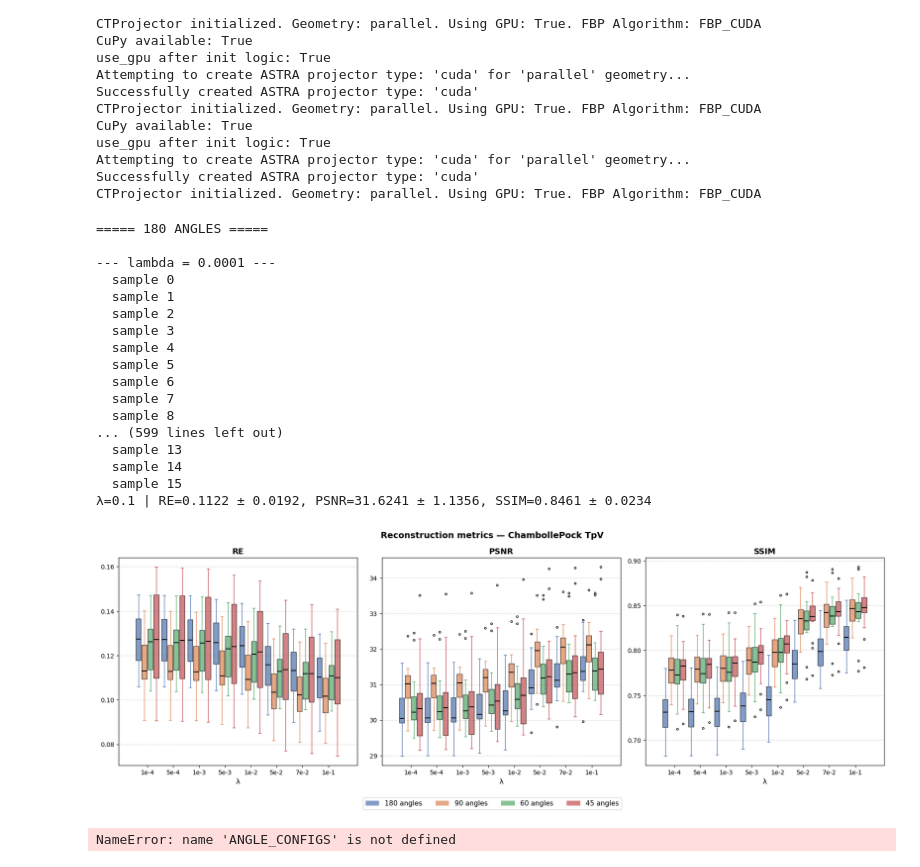
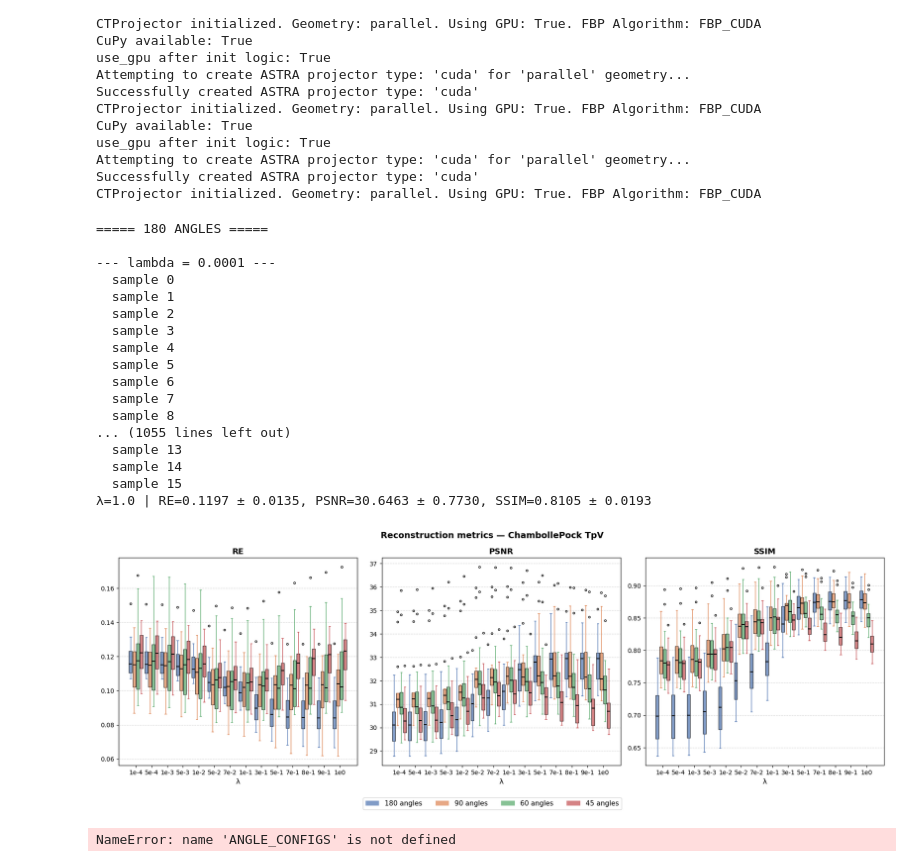
Before and after one commit to extter/sparse_mayo_light, a Jupyter notebook: notebooks/03_TV_variational.ipynb, the cells around one changed output. Drawn from its saved outputs; the diff is of its cells as text; code cells hidden in the pictures.

Commit message:
ran the third notebook, this time also with higher lambdas

```diff
--- a/notebooks/03_TV_variational.ipynb
+++ b/notebooks/03_TV_variational.ipynb
@@ -151,13 +151,12 @@ Attempting to create ASTRA projector type: 'cuda' for 'parallel' geometry...
 Successfully created ASTRA projector type: 'cuda'
 CTProjector initialized. Geometry: parallel. Using GPU: True. FBP Algorithm: FBP_CUDA
 # %%
-'''import os
+import os
 import matplotlib.pyplot as plt
 from torchvision.utils import save_image as tv_save
 
 BASE_SAVE_PATH = "../data/lambda_choice"
-
-lambdas = [1e-4, 5e-4, 1e-3, 5e-3, 1e-2, 5e-2, 7e-2, 1e-1]
+lambdas = [1e-4, 5e-4, 1e-3, 5e-3, 1e-2, 5e-2, 7e-2, 1e-1, 3e-1, 5e-1, 7e-1, 8e-1, 9e-1, 1e0]
 results = {}
 
 for n_angles in ANGLE_CONFIGS:
@@ -248,7 +247,6 @@ def convert(o):
     return o
 with open("results.json", "w") as f:
     json.dump(results, f, default=convert, indent=2)
-'''
 # %% [output]
 ===== 180 ANGLES =====
 
@@ -262,19 +260,18 @@ with open("results.json", "w") as f:
   sample 6
   sample 7
   sample 8
-... (599 lines left out)
+... (1055 lines left out)
   sample 13
   sample 14
   sample 15
-λ=0.1 | RE=0.1122 ± 0.0192, PSNR=31.6241 ± 1.1356, SSIM=0.8461 ± 0.0234
+λ=1.0 | RE=0.1197 ± 0.0135, PSNR=30.6463 ± 0.7730, SSIM=0.8105 ± 0.0193
 # %%
-'''
 import matplotlib.pyplot as plt
 import numpy as np
 
 metrics_names = ["RE", "PSNR", "SSIM"]
-lambdas = [1e-4, 5e-4, 1e-3, 5e-3, 1e-2, 5e-2, 7e-2, 1e-1]
-lambda_labels = ["1e-4", "5e-4", "1e-3", "5e-3", "1e-2", "5e-2", "7e-2", "1e-1"]
+lambdas = [1e-4, 5e-4, 1e-3, 5e-3, 1e-2, 5e-2, 7e-2, 1e-1, 3e-1, 5e-1, 7e-1, 8e-1, 9e-1, 1e0]
+lambda_labels = ["1e-4", "5e-4", "1e-3", "5e-3", "1e-2", "5e-2", "7e-2", "1e-1", "3e-1", "5e-1", "7e-1", "8e-1", "9e-1", "1e0"]
 n_angles_list = [180, 90, 60, 45]
 colors = ["#4C72B0", "#DD8452", "#55A868", "#C44E52"]
 
@@ -301,33 +298,32 @@ for ax, metric in zip(axes, metrics_names):
             patch_artist=True,
             boxprops=dict(facecolor=color, alpha=0.7),
             medianprops=dict(color="black", linewidth=1.5),
             whiskerprops=dict(color=color),
             capprops=dict(color=color),
             flierprops=dict(marker="o", color=color, markersize=3),
         )
 
     # Tick al centro di ogni gruppo di 4 box
     group_width = n_angles * width + spacing
     tick_positions = [i * group_width + (n_angles - 1) * width / 2 for i in range(n_lambdas)]
     ax.set_xticks(tick_positions)
     ax.set_xticklabels(lambda_labels, fontsize=10)
     ax.set_xlabel("λ", fontsize=12)
     ax.set_title(metric, fontsize=13, fontweight="bold")
     ax.grid(axis="y", linestyle="--", alpha=0.5)
 
 # Legenda unica
 handles = [
     plt.Rectangle((0, 0), 1, 1, facecolor=c, alpha=0.7)
     for c in colors
 ]
 fig.legend(handles, [f"{a} angles" for a in n_angles_list],
            loc="lower center", ncol=4, fontsize=11, bbox_to_anchor=(0.5, -0.08))
 
 plt.suptitle("Reconstruction metrics — ChambollePock TpV", fontsize=14, fontweight="bold")
 plt.tight_layout()
 plt.savefig("boxplot_results.png", dpi=150, bbox_inches="tight")
 plt.show()
-'''
 # %% [output]
-[figure, old version]
+[figure, new version]
 # %%
```
Also changed, not shown: parts of 1 cell of this notebook, 1 other file.
